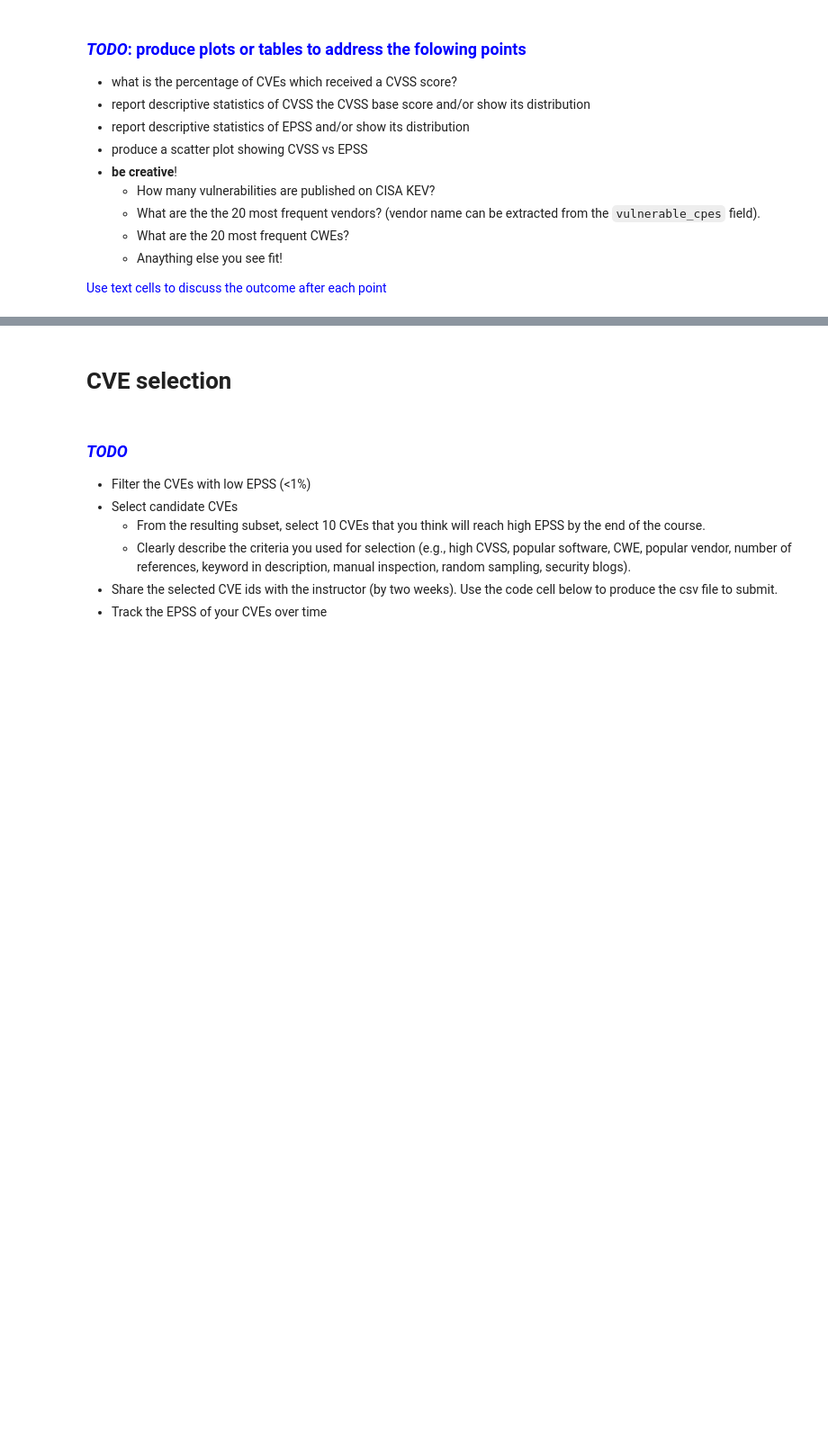
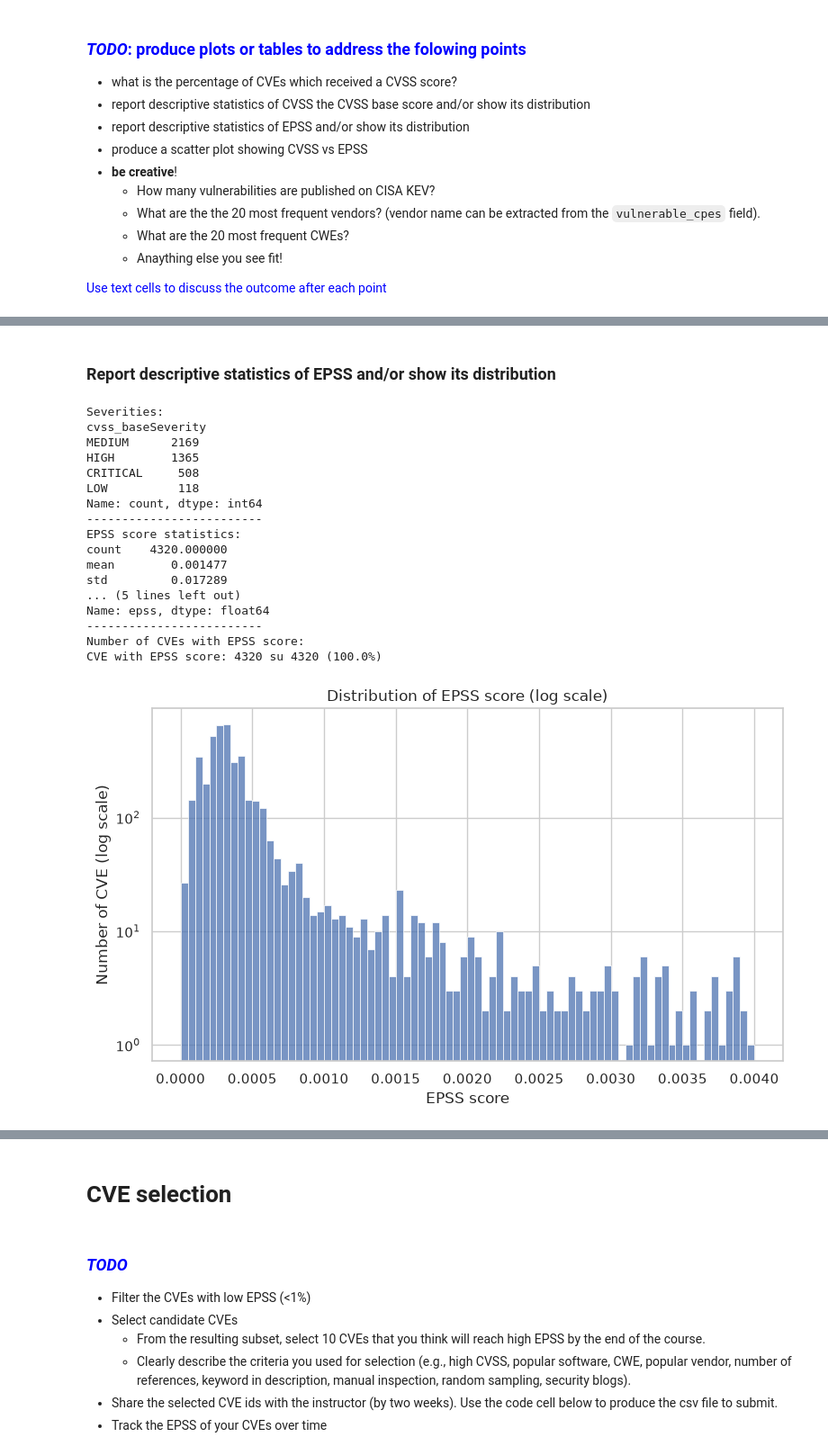
Before and after one commit to PasqualiniGabriele/505MI-LAB, a Jupyter notebook: 01_EPSS/LAB_EPSS.ipynb, the cells around one changed output, grey strips where cells are left out. Shown at 90% size. Drawn from its saved outputs; the diff is of its cells as text; code cells hidden in the pictures; blank space fills up the shorter version.

```diff
--- a/01_EPSS/LAB_EPSS.ipynb
+++ b/01_EPSS/LAB_EPSS.ipynb
@@ -135,0 +228,45 @@ for idx, x in enumerate(df.sort_values('cve.published', ascending=False)[:10].it
+# %% [markdown]
+### Report descriptive statistics of EPSS and/or show its distribution
+# %%
+
+print("Severities:")
+base_severities = df["cvss_baseSeverity"].value_counts()
+print(base_severities)
+print("-------------------------")
+
+print("EPSS score statistics:")
+print(df["epss"].describe())
+
+print("-------------------------")
+print("Number of CVEs with EPSS score:")
+n_with_epss = df["epss"].notna().sum()
+n_total = len(df)
+print(f"CVE with EPSS score: {n_with_epss} su {n_total} ({n_with_epss/n_total*100:.1f}%)")
+
+plt.figure(figsize=(8, 5))
+sns.histplot(df["epss"].dropna(), bins=30, binwidth=0.00005, binrange=(0, 0.004))
+plt.yscale("log")
+plt.xlabel("EPSS score")
+plt.ylabel("Number of CVE (log scale)")
+plt.title("Distribution of EPSS score (log scale)")
+plt.tight_layout()
+plt.show()
+# %% [output]
+Severities:
+cvss_baseSeverity
+MEDIUM      2169
+HIGH        1365
+CRITICAL     508
+LOW          118
+Name: count, dtype: int64
+-------------------------
+EPSS score statistics:
+count    4320.000000
+mean        0.001477
+std         0.017289
+... (5 lines left out)
+Name: epss, dtype: float64
+-------------------------
+Number of CVEs with EPSS score:
+CVE with EPSS score: 4320 su 4320 (100.0%)
+[figure, added]
```
Also changed, not shown: parts of 12 cells of this notebook.
